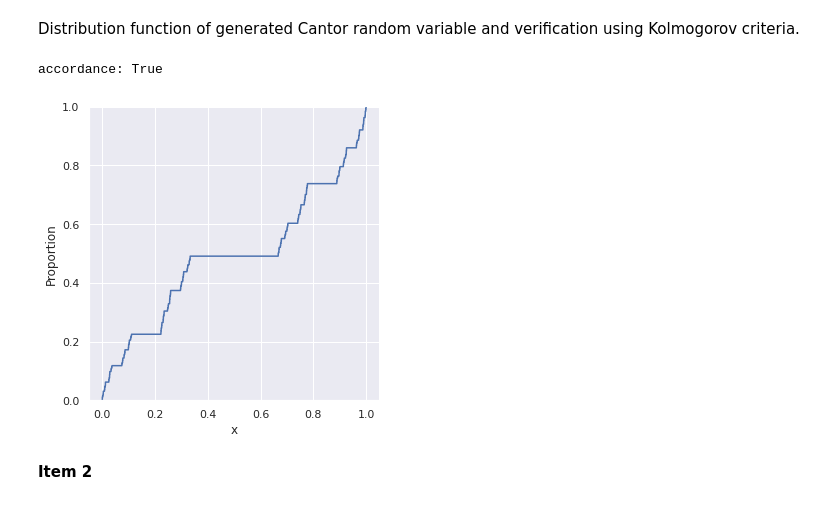
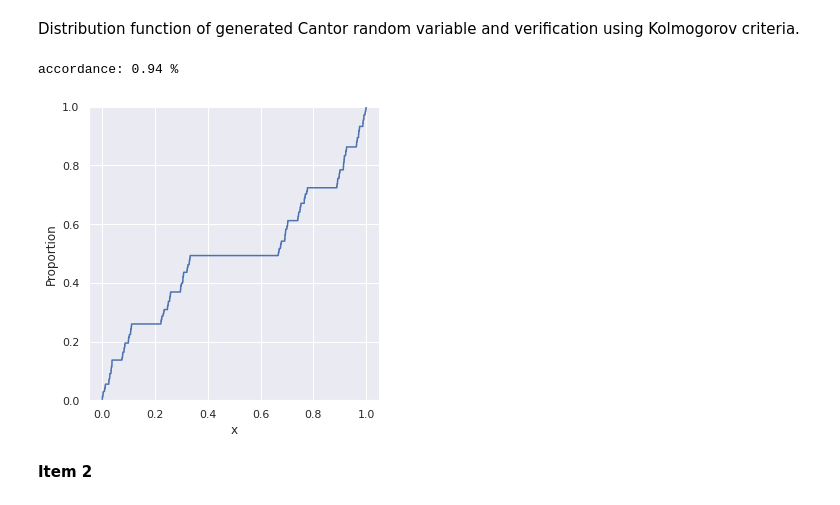
Before and after one commit to Evgurov/stochasic_prac, a Jupyter notebook: main.ipynb, the cells around one changed output. Cells and saved outputs as stored; diff of their text form; code cells hidden in the pictures.

```diff
--- a/main.ipynb
+++ b/main.ipynb
@@ -148,26 +149,35 @@ def kolmogorov(dist_function, alpha):
 # %% [markdown]
 Distribution function of generated Cantor random variable and verification using Kolmogorov criteria.
 # %%
+N = 100
 n = 1000
 cg = cantor_gen(0.0001)
 selection = np.zeros(n)
 dist_function = np.zeros(n)
+alpha = 0.05
+
+count = 0
+for j in range(N):
+    for i in range(n):
+        new_cantor_vec = next(cg)
+        selection[i] = new_cantor_vec[0]
+        dist_function[i] = new_cantor_vec[1]
+    if kolmogorov(dist_function, alpha):
+        count += 1
+print("accordance:", count / N, "%")
 
 for i in range(n):
     new_cantor_vec = next(cg)
     selection[i] = new_cantor_vec[0]
     dist_function[i] = new_cantor_vec[1]
 
 df = pd.DataFrame({"x" : selection})
 sns.displot(data = df, x = "x", kind = "ecdf")
 
-alpha = 0.05
-print("accordance:", kolmogorov(dist_function, 0.05))
-
-del n, cg, selection, new_cantor_vec, dist_function, i, df, alpha
+del N, n, cg, selection, new_cantor_vec, dist_function, i, df, alpha, count
 # %% [output]
-accordance: True
+accordance: 0.94 %
-[figure, old version]
+[figure, new version]
 # %% [markdown]
 **Item 2**
 # %% [markdown]
```
Also changed, not shown: parts of 56 cells of this notebook.
